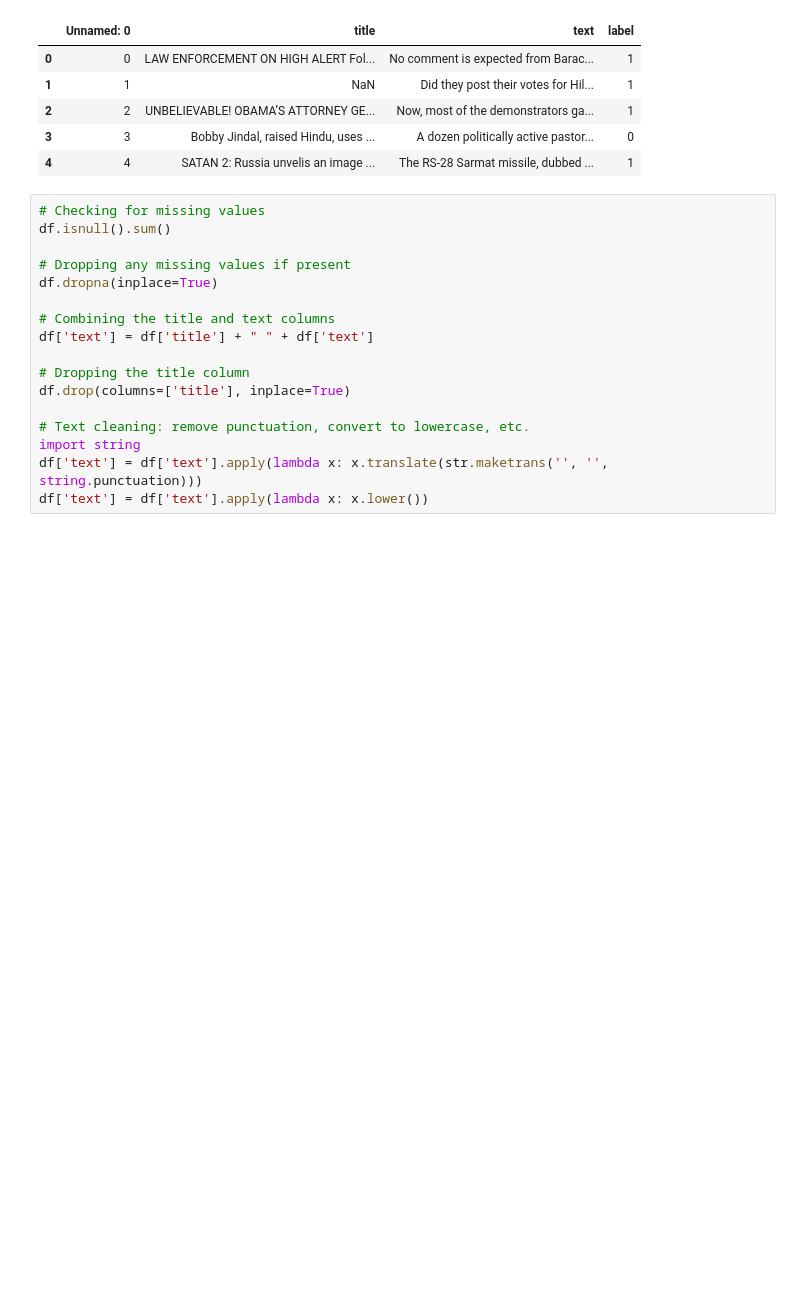
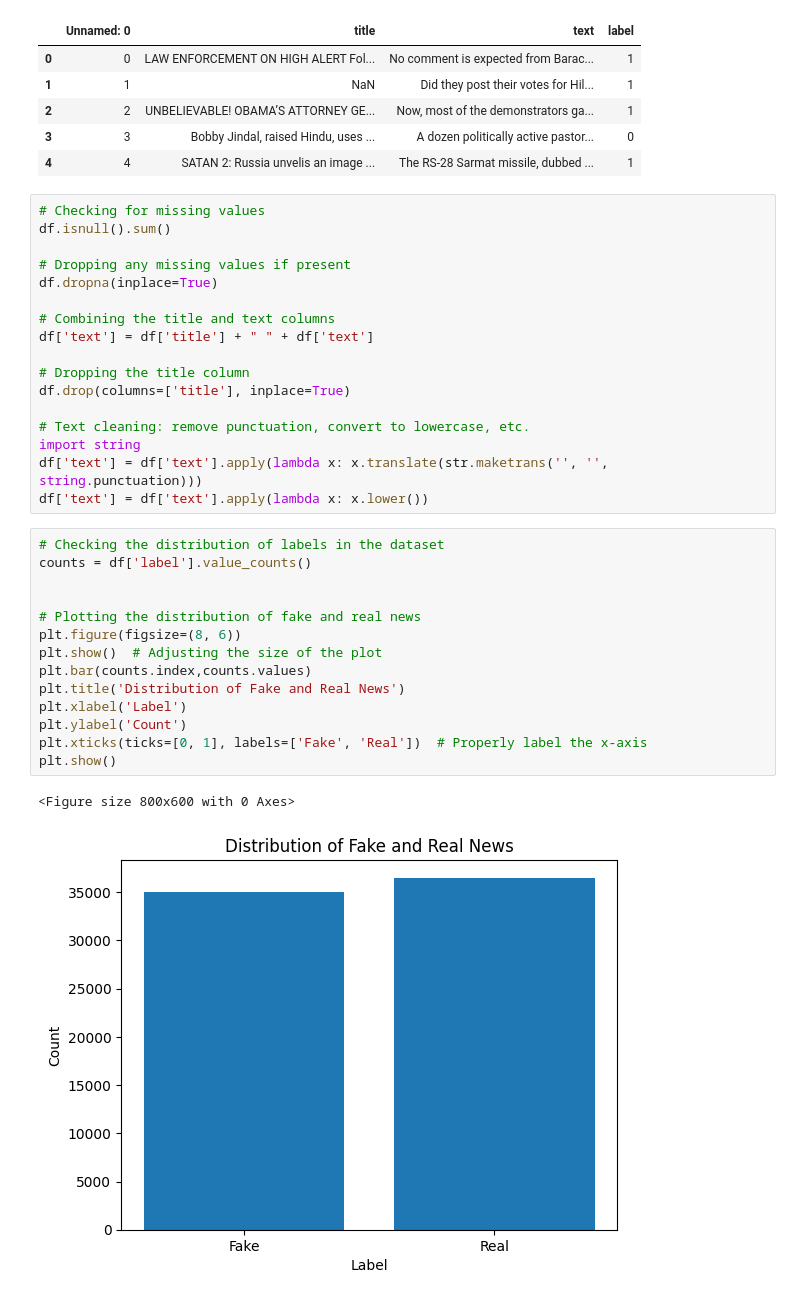
Before and after one commit to safiqurrahmang7/Project-Fake_news_classifier, a Jupyter notebook: Fake_news_note.ipynb, the cells around one changed output. Cells and saved outputs as stored; diff of their text form; blank space fills up the shorter version.

```diff
--- a/Fake_news_note.ipynb
+++ b/Fake_news_note.ipynb
@@ -42,6 +42,23 @@ df.drop(columns=['title'], inplace=True)
 import string
 df['text'] = df['text'].apply(lambda x: x.translate(str.maketrans('', '', string.punctuation)))
 df['text'] = df['text'].apply(lambda x: x.lower())
+# %%
+# Checking the distribution of labels in the dataset
+counts = df['label'].value_counts()
+
+
+# Plotting the distribution of fake and real news
+plt.figure(figsize=(8, 6))
+plt.show()  # Adjusting the size of the plot
+plt.bar(counts.index,counts.values)
+plt.title('Distribution of Fake and Real News')
+plt.xlabel('Label')
+plt.ylabel('Count')
+plt.xticks(ticks=[0, 1], labels=['Fake', 'Real'])  # Properly label the x-axis
+plt.show()
+# %% [output]
+<Figure size 800x600 with 0 Axes>
+[figure, added]
 # %%
 from wordcloud import WordCloud
 from collections import Counter
```
Also changed, not shown: parts of 5 cells of this notebook.
